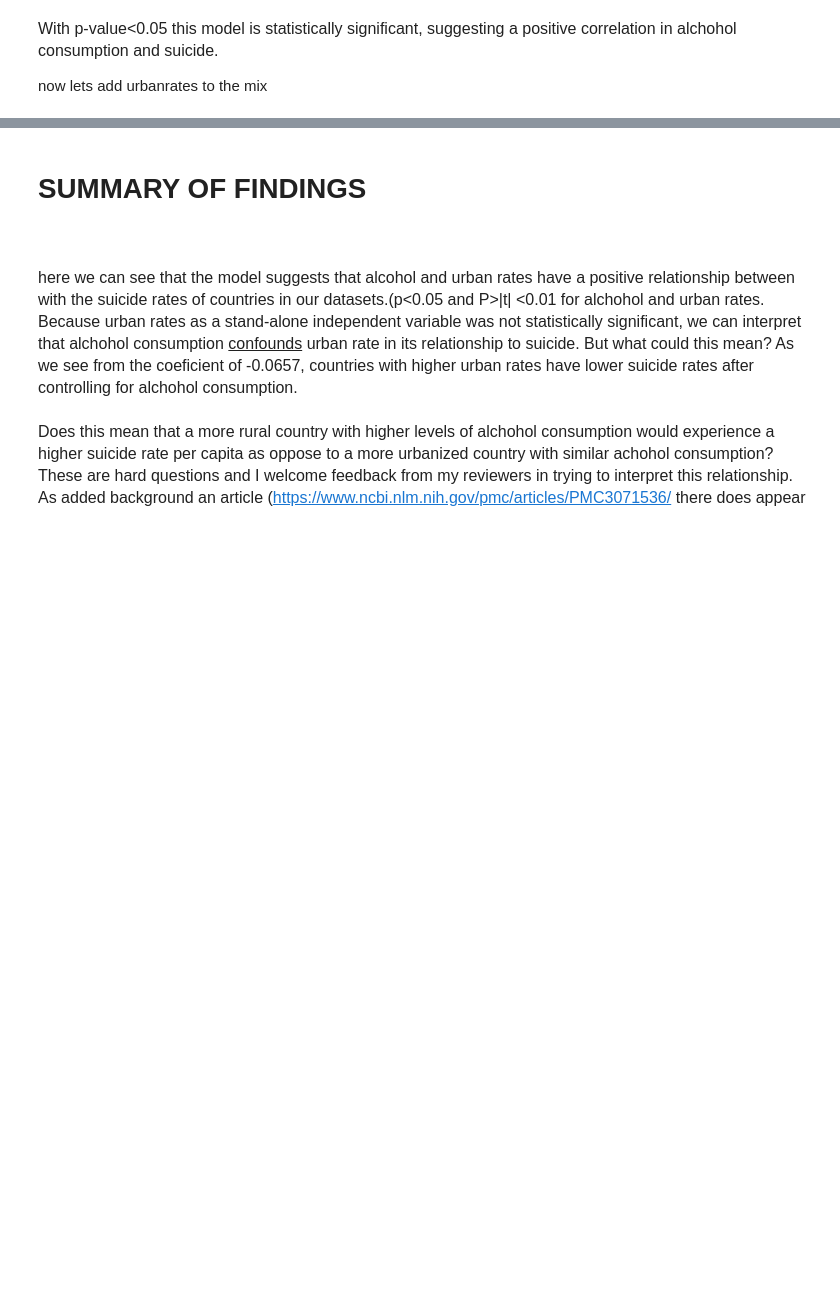
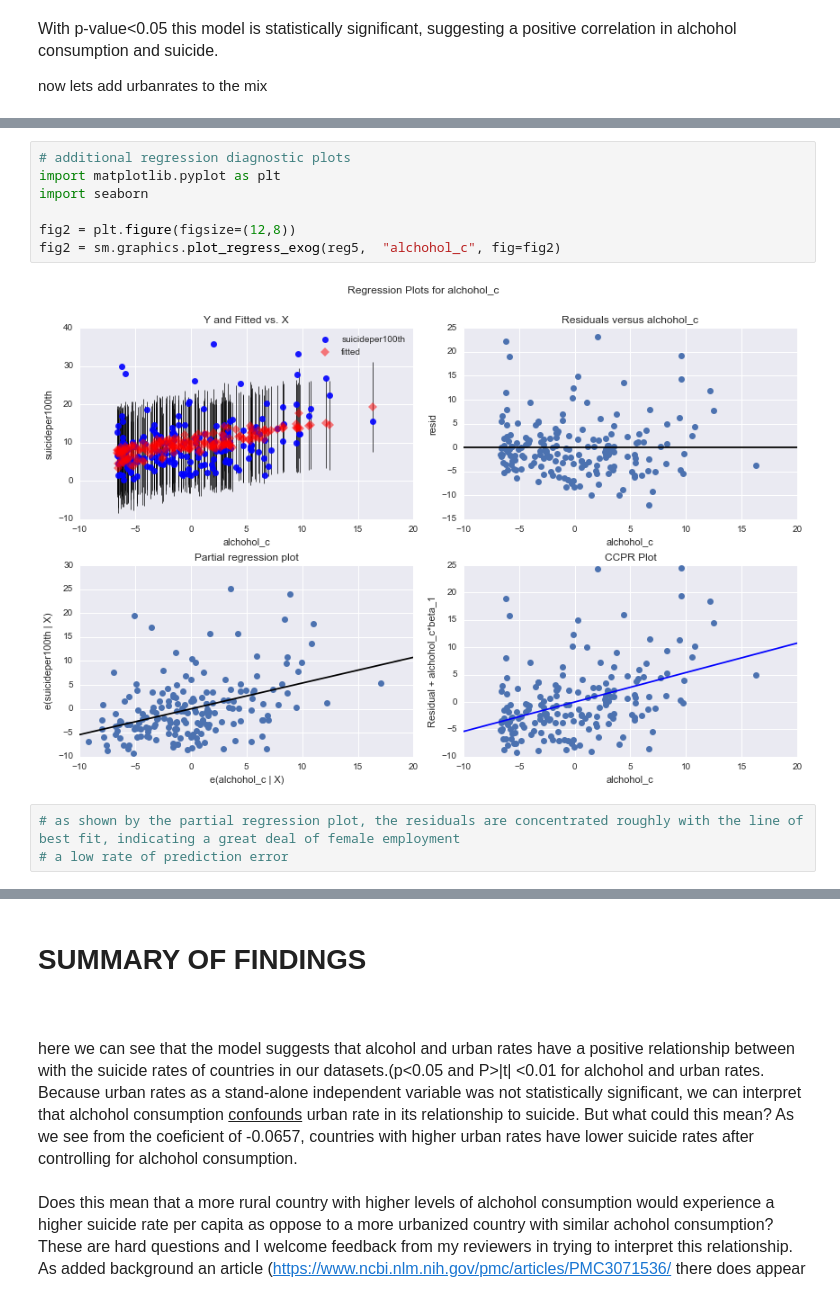
Before and after one commit to xijianlim/Coursera-WesleyanUni-regression_modelling, a Jupyter notebook: week3 assignment.ipynb, the cells around one changed output, grey strips where cells are left out. Cells and saved outputs as stored; diff of their text form; blank space fills up the shorter version.

```diff
--- a/week3 assignment.ipynb
+++ b/week3 assignment.ipynb
@@ -264,0 +272,12 @@ plt.ylabel('alchohol consumption')
+# %%
+# additional regression diagnostic plots
+import matplotlib.pyplot as plt
+import seaborn
+
+fig2 = plt.figure(figsize=(12,8))
+fig2 = sm.graphics.plot_regress_exog(reg5,  "alchohol_c", fig=fig2)
+# %% [output]
+[figure, added]
+# %%
+# as shown by the partial regression plot, the residuals are concentrated roughly with the line of best fit, indicating a great deal of female employment
+# a low rate of prediction error
```
Also changed, not shown: parts of 11 cells of this notebook.
